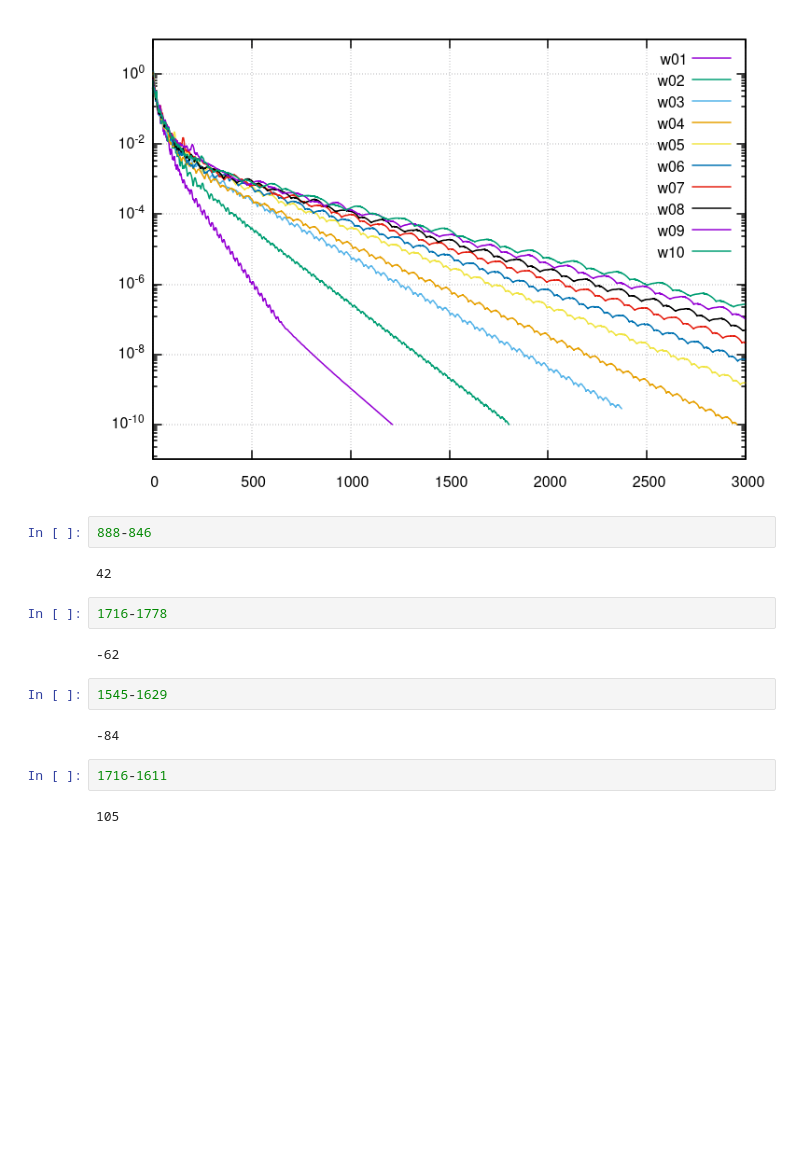
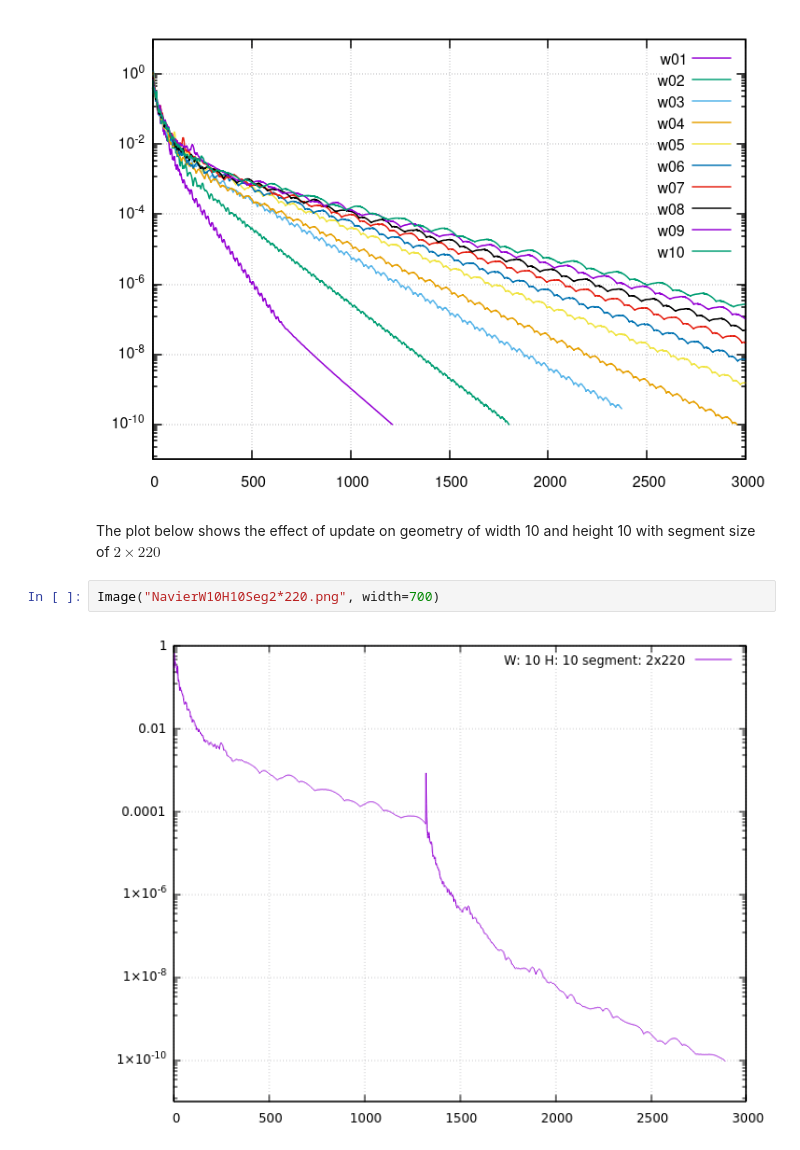
Before and after one commit to Delaunay-I/ANSLab-reports, a Jupyter notebook: 2022/09 - September/2022-09-21/21-Sept.ipynb, the cells around one changed output. Saved outputs shown, nothing was run; the diff lists cells and outputs as text; blank space fills up the shorter version.

```diff
--- a/2022/09 - September/2022-09-21/21-Sept.ipynb
+++ b/2022/09 - September/2022-09-21/21-Sept.ipynb
@@ -94,19 +90,9 @@ For a cavity with different widths, the oscillation period changes: (all have co
 Image("NavierH1.png", width=700)
 # %% [output]
 [figure]
-# %%
-888-846
-# %% [output]
-42
-# %%
-1716-1778
-# %% [output]
--62
-# %%
-1545-1629
-# %% [output]
--84
-# %%
-1716-1611
-# %% [output]
-105
+# %% [markdown]
+The plot below shows the effect of update on geometry of width 10 and height 10 with segment size of $2 \times 220$
+# %%
+Image("NavierW10H10Seg2*220.png", width=700)
+# %% [output]
+[figure, added]
```
Also changed, not shown: parts of 4 cells of this notebook, 2 other files.
